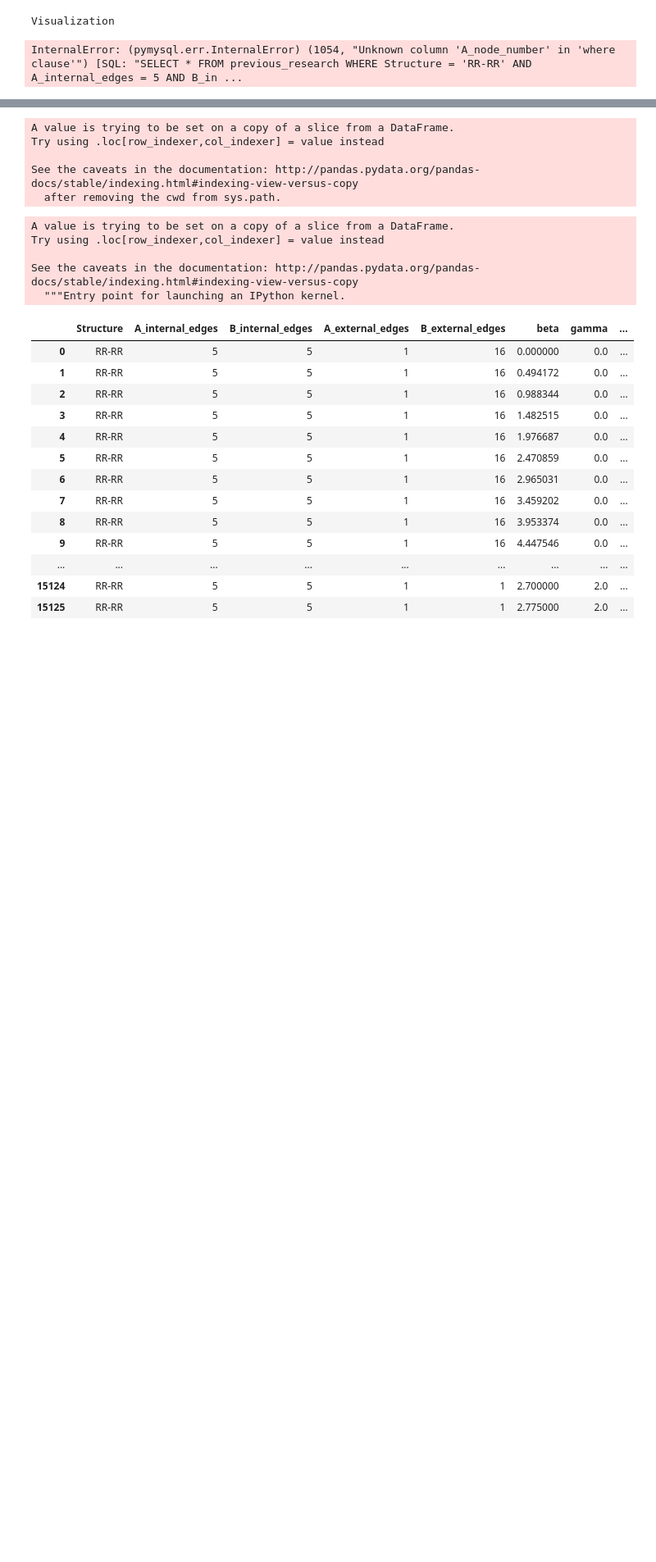
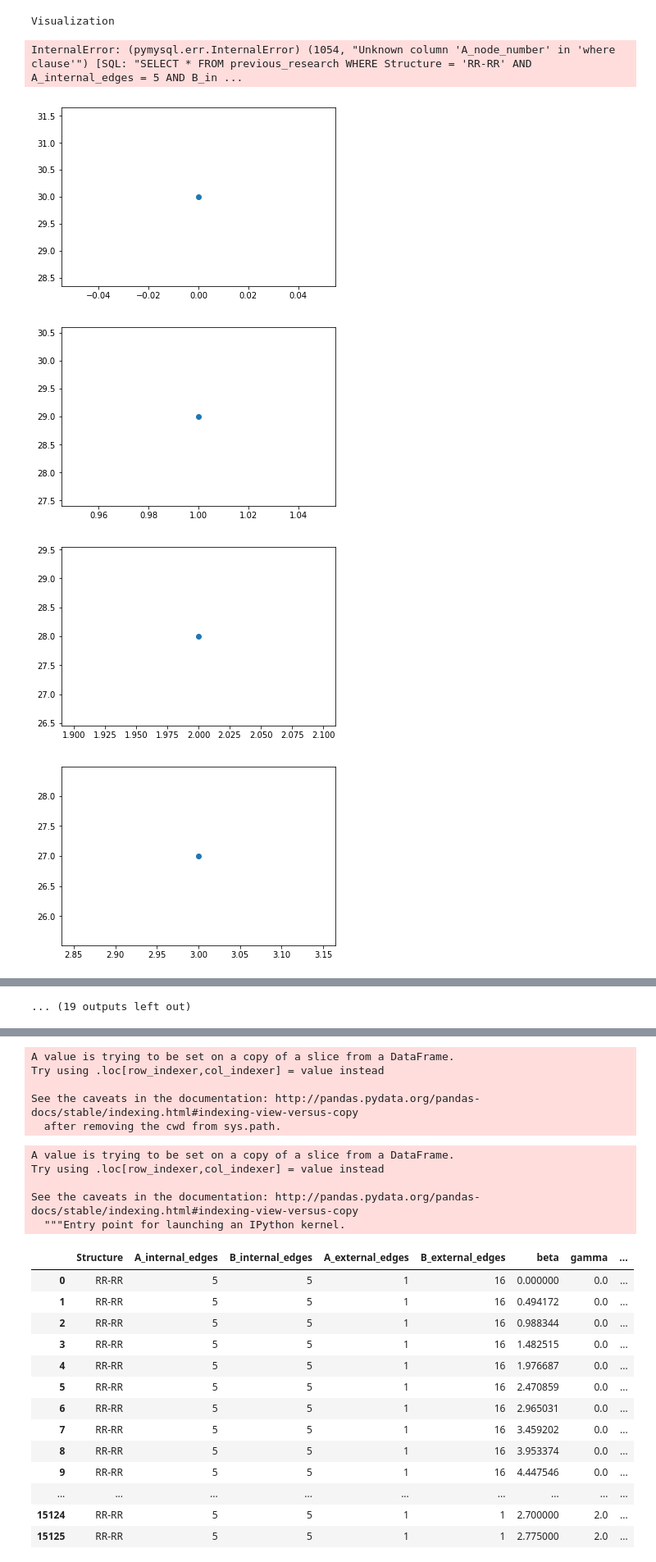
Before and after one commit to leighsix/CompetitionPycharm, a Jupyter notebook: making_visualization-Copy1.ipynb, the cells around one changed output, grey strips where cells are left out. Shown: that part at 82% size. Saved outputs shown, nothing was run; the diff lists cells and outputs as text; code cells hidden in the pictures; blank space fills up the shorter version.

```diff
--- a/making_visualization-Copy1.ipynb
+++ b/making_visualization-Copy1.ipynb
@@ -181,3 +181,24 @@ if __name__ == "__main__":
 # %% [output]
 Visualization
 InternalError: (pymysql.err.InternalError) (1054, "Unknown column 'A_node_number' in 'where clause'") [SQL: "SELECT * FROM previous_research WHERE Structure = 'RR-RR' AND A_internal_edges = 5 AND B_in ...
+# %%
+import matplotlib.pyplot as plt
+
+i = 0
+retFile = open("./result.txt", "w")
+data = [ i for i in range(30,-1,-1) ]
+while(i < 30):
+    x = data[i]
+    plt.plot(i,x,'o')
+    i+=1
+    retFile.write('i:{}, data:{}\n'.format(str(i),str(data[i])))
+    plt.pause(0.1)
+plt.show()
+retFile.close()
+
+print("finish")
+# %% [output]
+[figure, added]
+[figure, added]
+[figure, added]
+[figure, added]
@@ -183,0 +213 @@ InternalError: (pymysql.err.InternalError) (1054, "Unknown column 'A_node_number
+... (19 outputs left out)
```
Also changed, not shown: parts of 39 cells of this notebook, 5 other files.
